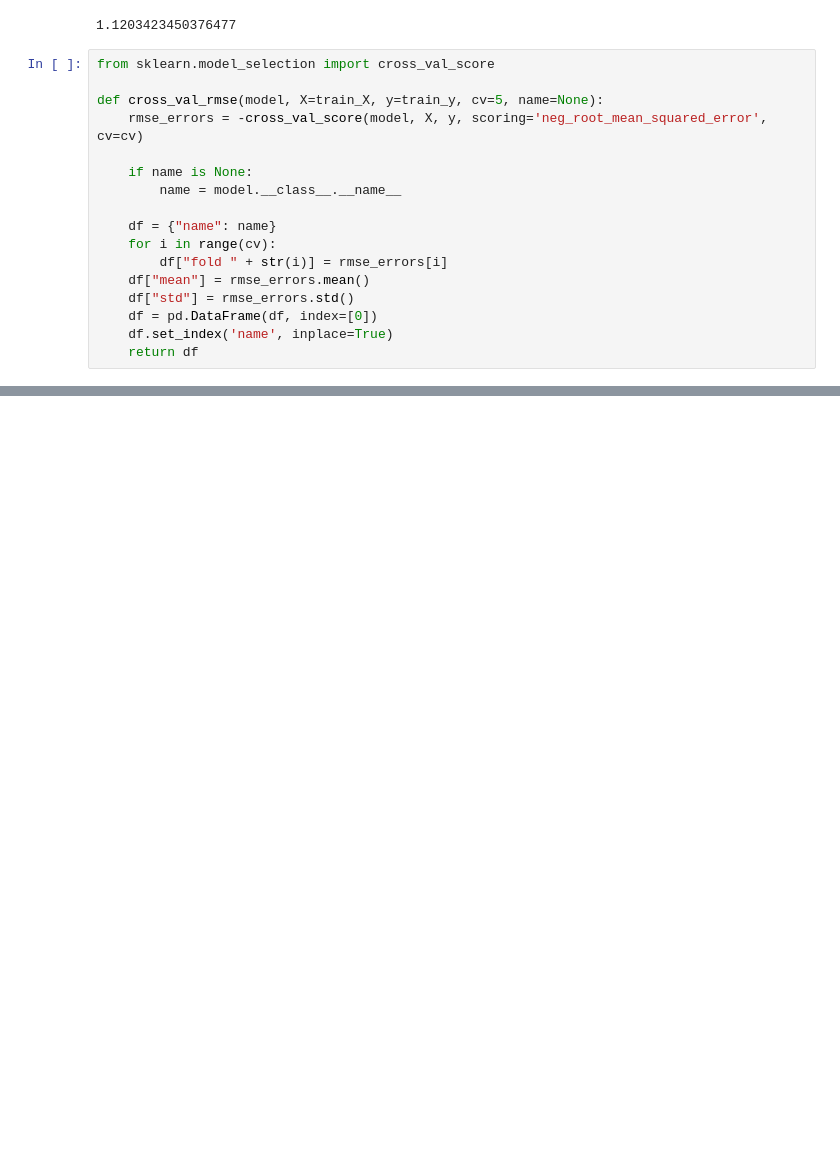
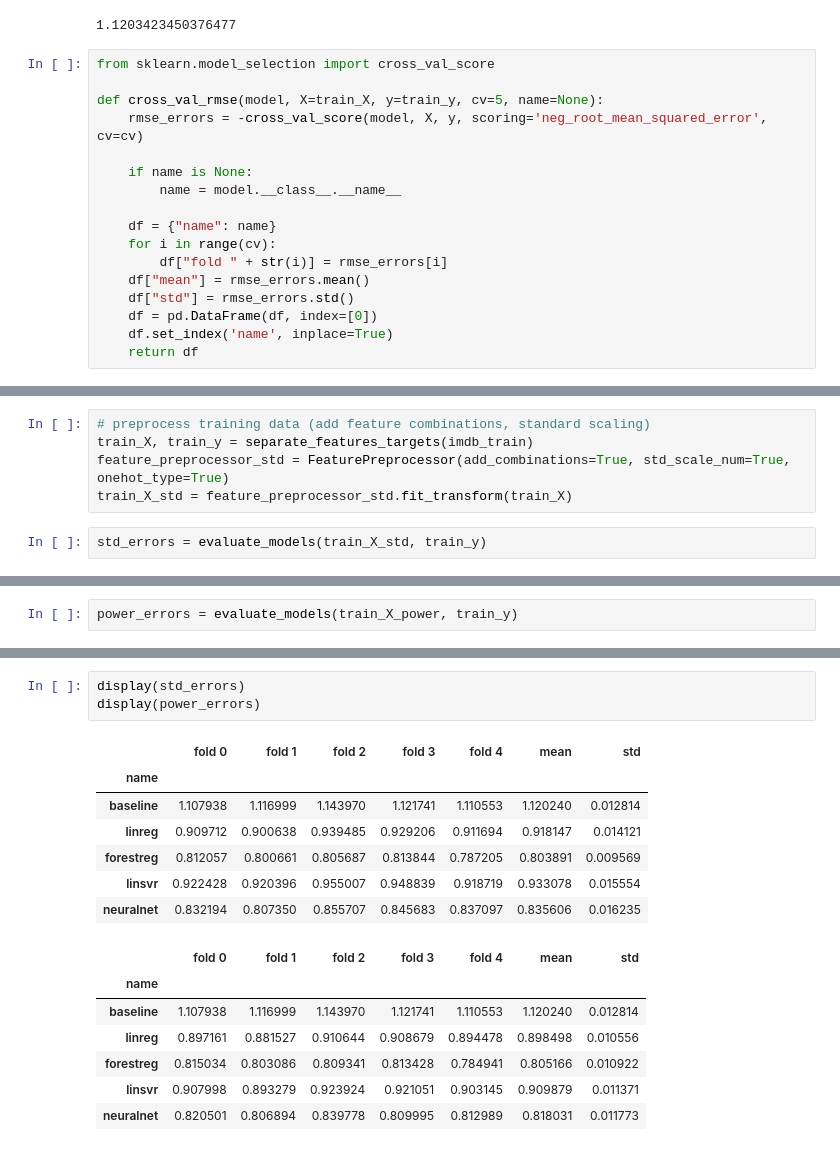
Before and after one commit to MoazAshraf/predicting-imdb-ratings, a Jupyter notebook: predicting_imdb_ratings.ipynb, the cells around one changed output, grey strips where cells are left out. Drawn from its saved outputs; the diff is of its cells as text; blank space fills up the shorter version.

```diff
--- a/predicting_imdb_ratings.ipynb
+++ b/predicting_imdb_ratings.ipynb
@@ -699,0 +706,7 @@ Epoch 150/150
+# %%
+# preprocess training data (add feature combinations, standard scaling)
+train_X, train_y = separate_features_targets(imdb_train)
+feature_preprocessor_std = FeaturePreprocessor(add_combinations=True, std_scale_num=True, onehot_type=True)
+train_X_std = feature_preprocessor_std.fit_transform(train_X)
+# %%
+std_errors = evaluate_models(train_X_std, train_y)
@@ -699,0 +736,2 @@ Epoch 150/150
+# %%
+power_errors = evaluate_models(train_X_power, train_y)
@@ -700 +756,19 @@ Epoch 150/150
+# %%
+display(std_errors)
+display(power_errors)
+# %% [output]
+|  | fold 0 | fold 1 | fold 2 | fold 3 | fold 4 | mean | std |
+| name |  |  |  |  |  |  |  |
+| baseline | 1.107938 | 1.116999 | 1.143970 | 1.121741 | 1.110553 | 1.120240 | 0.012814 |
+| linreg | 0.909712 | 0.900638 | 0.939485 | 0.929206 | 0.911694 | 0.918147 | 0.014121 |
+| forestreg | 0.812057 | 0.800661 | 0.805687 | 0.813844 | 0.787205 | 0.803891 | 0.009569 |
+| linsvr | 0.922428 | 0.920396 | 0.955007 | 0.948839 | 0.918719 | 0.933078 | 0.015554 |
+| neuralnet | 0.832194 | 0.807350 | 0.855707 | 0.845683 | 0.837097 | 0.835606 | 0.016235 |
+|  | fold 0 | fold 1 | fold 2 | fold 3 | fold 4 | mean | std |
+| name |  |  |  |  |  |  |  |
+| baseline | 1.107938 | 1.116999 | 1.143970 | 1.121741 | 1.110553 | 1.120240 | 0.012814 |
+| linreg | 0.897161 | 0.881527 | 0.910644 | 0.908679 | 0.894478 | 0.898498 | 0.010556 |
+| forestreg | 0.815034 | 0.803086 | 0.809341 | 0.813428 | 0.784941 | 0.805166 | 0.010922 |
+| linsvr | 0.907998 | 0.893279 | 0.923924 | 0.921051 | 0.903145 | 0.909879 | 0.011371 |
+| neuralnet | 0.820501 | 0.806894 | 0.839778 | 0.809995 | 0.812989 | 0.818031 | 0.011773 |
 # %%
```
Also changed, not shown: parts of 24 cells of this notebook.
